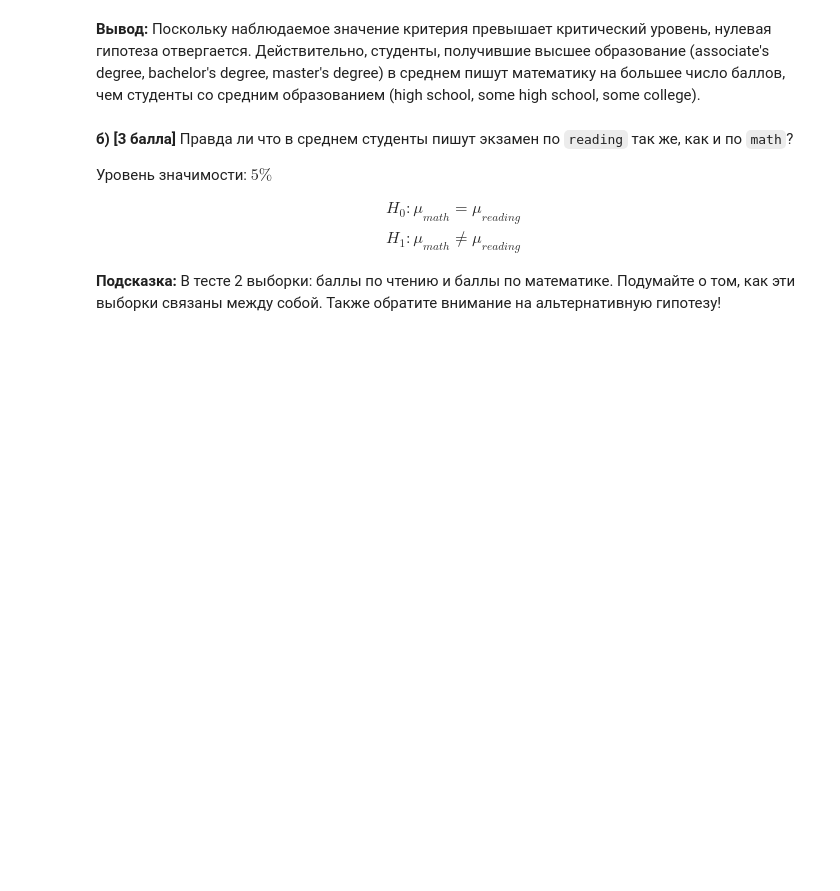
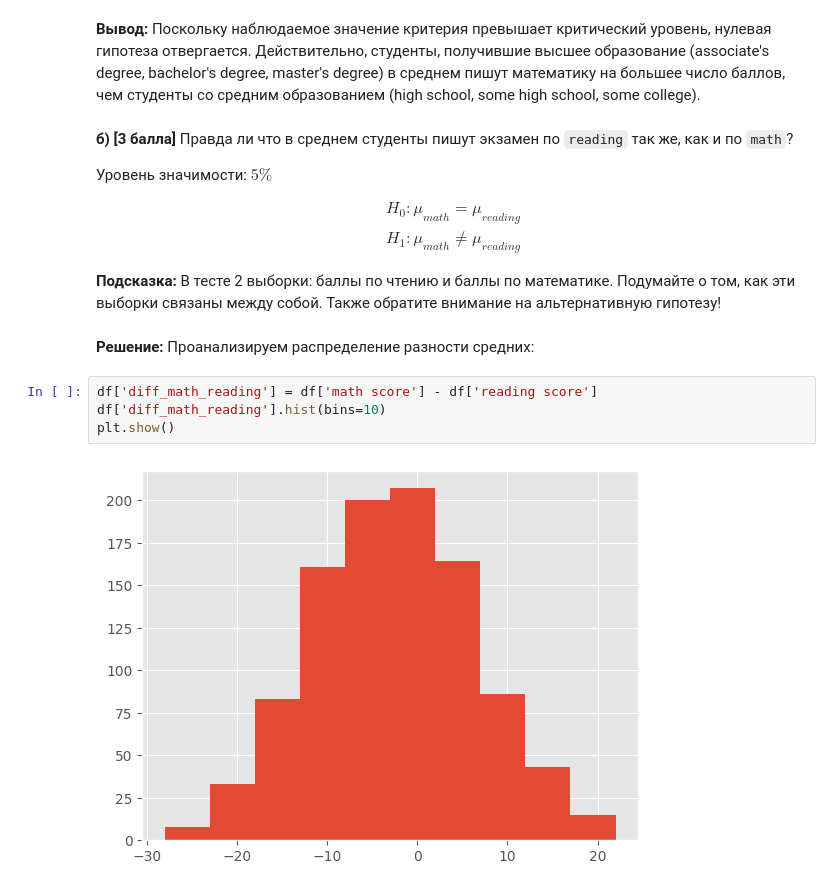
Before and after one commit to PavelMKh/HSE-AI, a Jupyter notebook: Math/hw_07_t-test.ipynb, the cells around one changed output. Saved outputs shown, nothing was run; the diff lists cells and outputs as text; blank space fills up the shorter version.

```diff
--- a/Math/hw_07_t-test.ipynb
+++ b/Math/hw_07_t-test.ipynb
@@ -168,3 +168,11 @@ $$
 $$
 
 __Подсказка:__ В тесте 2 выборки: баллы по чтению и баллы по математике. Подумайте о том, как эти выборки связаны между собой. Также обратите внимание на альтернативную гипотезу!
+# %% [markdown]
+__Решение:__ Проанализируем распределение разности средних:
+# %%
+df['diff_math_reading'] = df['math score'] - df['reading score']
+df['diff_math_reading'].hist(bins=10)
+plt.show()
+# %% [output]
+[figure, added]
```
Also changed, not shown: parts of 5 cells of this notebook.
